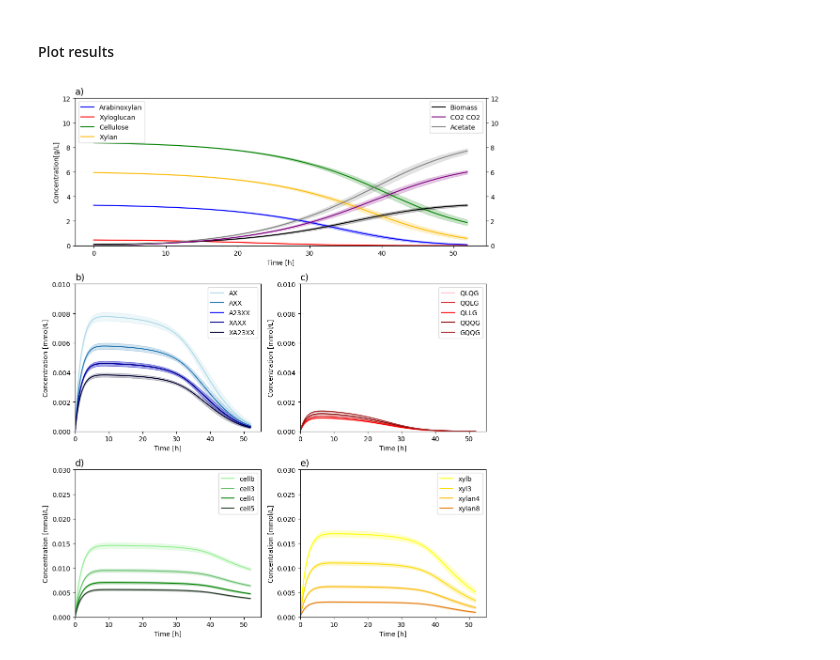
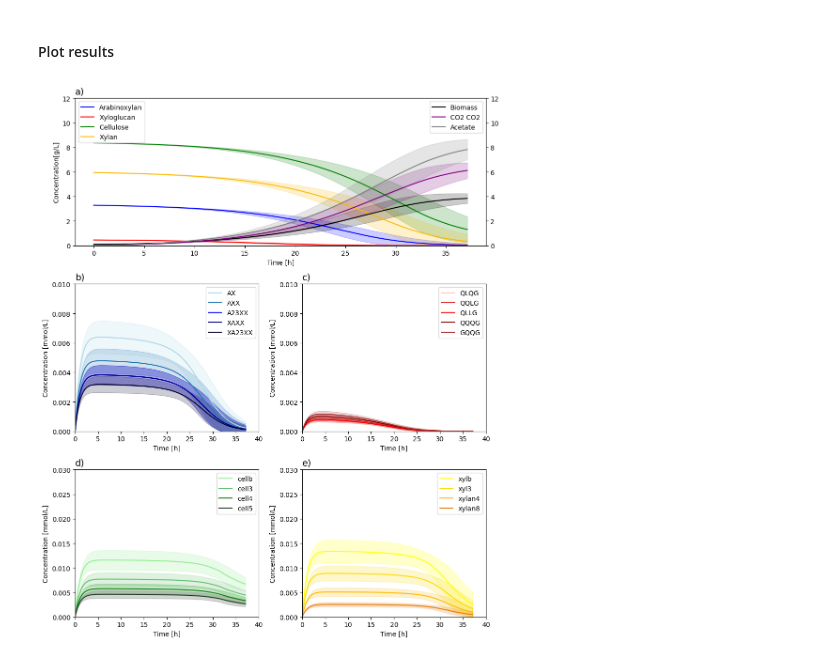
Before and after one commit to IdunBurgos/Ruminiclostridium-cellullolyticum-model-final, a Jupyter notebook: notebooks/Step 8 - Simulations with polysaccharides.ipynb, the cells around one changed output. Drawn from its saved outputs; the diff is of its cells as text; code cells hidden in the pictures.

```diff
--- a/notebooks/Step 8 - Simulations with polysaccharides.ipynb
+++ b/notebooks/Step 8 - Simulations with polysaccharides.ipynb
@@ -158,7 +162,6 @@ best_r2 = {}
 # %%
 %%time
-#C_results_tot = dfba_cobra_multiple_polysaccharides.multiple_polysaccharide_simulation([10/4,5,3/4,5], #Used in original manuscript
-C_results_tot = dfba_cobra_multiple_polysaccharides.multiple_polysaccharide_simulation([5/4,0.2,3/4,5],
+C_results_tot = dfba_cobra_multiple_polysaccharides.multiple_polysaccharide_simulation([10, 1, 4/4,5],
                                                      model,
                                                     media,
                                                     rxns,
@@ -223,8 +289,8 @@ for array in original*deviation:
 **Load results**
 # %%
 dfs = []
-for file in listdir("../results/"):
+for file in listdir("../results/multiple_polysacc_sensitivity/"):
     if file.endswith(".tsv"):
-        df = pd.read_csv(f"../results/{file}",sep="\t",index_col=None)
+        df = pd.read_csv(f"../results/multiple_polysacc_sensitivity/{file}",sep="\t",index_col=None)
         dfs.append(df)
 results_sensitivity = pd.concat(dfs)
@@ -266,7 +316,7 @@ polysac_ids = []
 polysac_ax = dict(zip(color_poly_dict.keys(),[ax1,ax2,ax3,ax4]))
 polysac_title = dict(zip(color_poly_dict.keys(),["b)","c)","d)","e)"]))
 
-errorbar = "ci"
+errorbar = "sd"
 
 for polysac_id,color_list in color_poly_dict.items():
     # Oligosaccharides...
@@ -315,7 +365,7 @@ for polysac_id,color_list in color_poly_dict.items():
         ax.set_ylim([0,0.01])
     else:
         ax.set_ylim([0,0.03])
-    ax.set_xlim([0,55])
+    ax.set_xlim([0,40])
     ax.set_xlabel("Time [h]")
     ax.set_ylabel("Concentration [mmol/L]")
 
@@ -343,31 +393,31 @@ sns.lineplot(ax=ax_main,
              x="t",
              y="C",
              hue="compound",
              palette=colors_bio,
              legend=False,
              hue_order = bio_order,
              errorbar=errorbar)
 
 bio_lines = ax_main.lines[num_lines_before:]
 for line, label in zip(bio_lines, bio_order):
     if label=="Growth":
         line.set_label("Biomass")
     else:
         line.set_label(model.metabolites.get_by_id(label[3:]).name)
 artists_bio = ax_main.lines[num_lines_before:]
 
 # Fig settings and labels
 
 ax_main.set_xlabel("Time [h]")
 ax_main.set_ylabel("Concentration[g/L]")
 ax_main.set_ylim([0,12])
 poly_legend = ax_main.legend(handles=artists_poly,loc='upper left')
 
 ax_main.set_title("a)",loc="left",fontsize=14)
 ax_main_twin.set_ylim([0,12])
 bio_legend =ax_main_twin.legend(handles=artists_bio,loc='upper right')
 
 plt.tight_layout()
 plt.savefig("../figures/wheat_straw_simulation.png")
 # %% [output]
-[figure, old version]
+[figure, new version]
```
Also changed, not shown: parts of 7 cells of this notebook, 52 other files.
